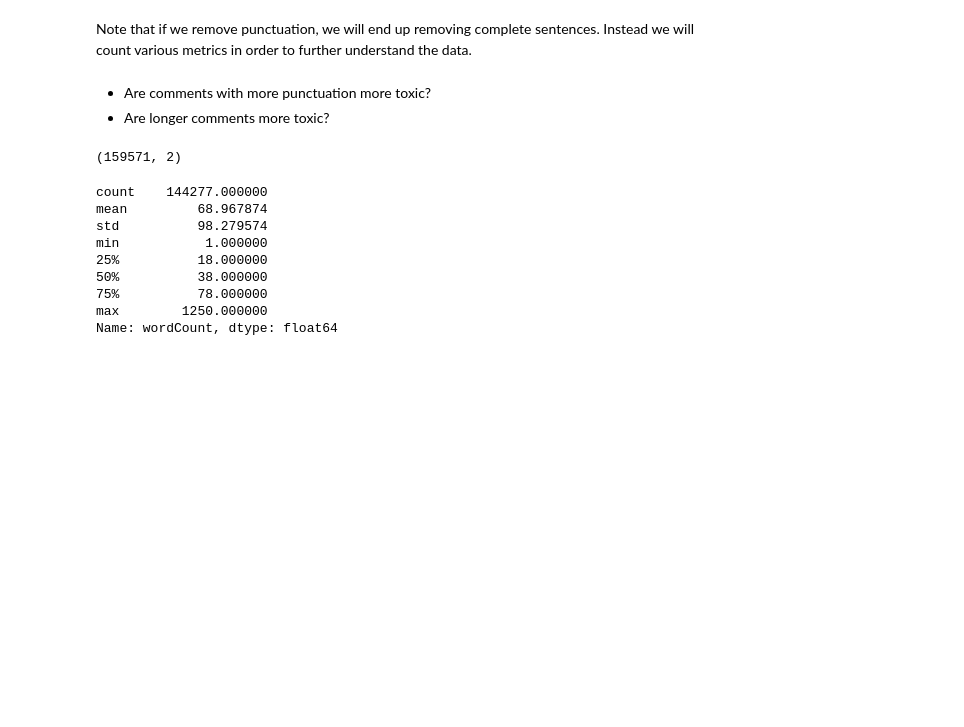
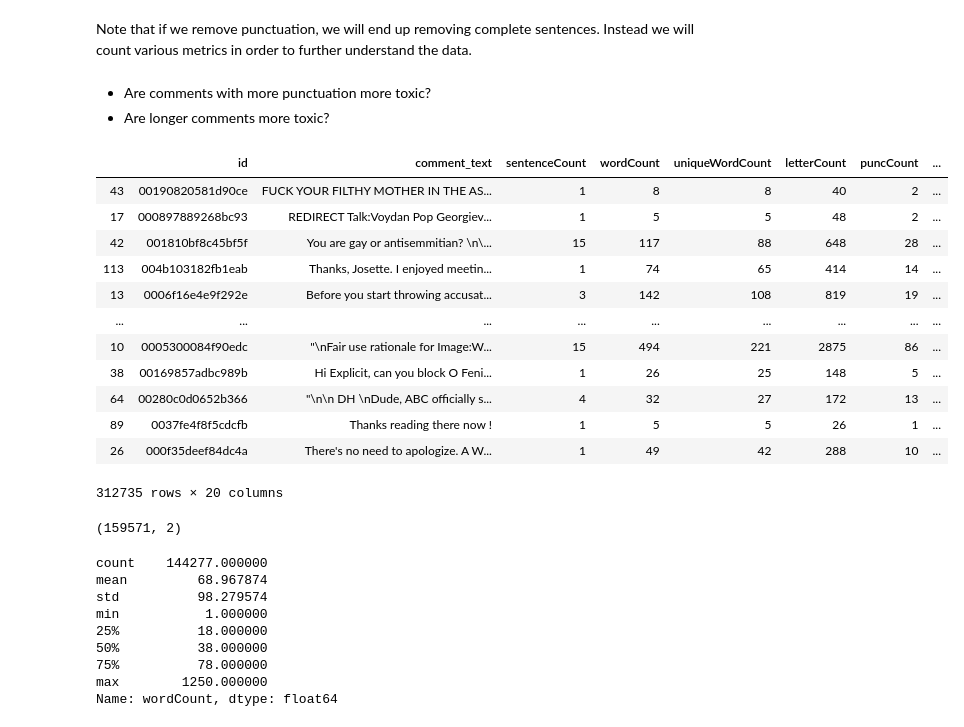
Before and after one commit to HYPERTONE/Analytics, a Jupyter notebook: Toxic Comments NLP/Toxic Comments.ipynb, the cells around one changed output. Saved outputs shown, nothing was run; the diff lists cells and outputs as text; code cells hidden in the pictures; blank space fills up the shorter version.

```diff
--- a/Toxic Comments NLP/Toxic Comments.ipynb
+++ b/Toxic Comments NLP/Toxic Comments.ipynb
@@ -8,6 +18,6 @@ import string
 # %%
-train = pd.read_csv(r'C:\Users\ninom\Desktop\Toxic Comments\train.csv')
-test = pd.read_csv(r'C:\Users\ninom\Desktop\Toxic Comments\test.csv')
+train = pd.read_csv(r'C:\Users\Nino\Desktop\Toxic Comments\train.csv')
+test = pd.read_csv(r'C:\Users\Nino\Desktop\Toxic Comments\test.csv')
 # sub = pd.read_csv(r'C:\Users\Nino\Desktop\Toxic Comments\sample_submission.csv')
 # %%
 train.head()
@@ -326,7 +314,21 @@ trainFeatures = pd.concat([trainFeatures, trainTags], axis=1)
 - Are comments with more punctuation more toxic?
 - Are longer comments more toxic?
 # %%
-trainFeatures.loc[df['wordCount']
+trainFeatures.loc[df['wordCount']]
+# %% [output]
+|  | id | comment_text | sentenceCount | wordCount | uniqueWordCount | letterCount | puncCount | ... |
+| 43 | 00190820581d90ce | FUCK YOUR FILTHY MOTHER IN THE AS... | 1 | 8 | 8 | 40 | 2 | ... |
+| 17 | 000897889268bc93 | REDIRECT Talk:Voydan Pop Georgiev... | 1 | 5 | 5 | 48 | 2 | ... |
+| 42 | 001810bf8c45bf5f | You are gay or antisemmitian? \n\... | 15 | 117 | 88 | 648 | 28 | ... |
+| 113 | 004b103182fb1eab | Thanks, Josette. I enjoyed meetin... | 1 | 74 | 65 | 414 | 14 | ... |
+| 13 | 0006f16e4e9f292e | Before you start throwing accusat... | 3 | 142 | 108 | 819 | 19 | ... |
+| ... | ... | ... | ... | ... | ... | ... | ... | ... |
+| 10 | 0005300084f90edc | "\nFair use rationale for Image:W... | 15 | 494 | 221 | 2875 | 86 | ... |
+| 38 | 00169857adbc989b | Hi Explicit, can you block O Feni... | 1 | 26 | 25 | 148 | 5 | ... |
+| 64 | 00280c0d0652b366 | "\n\n DH \nDude, ABC officially s... | 4 | 32 | 27 | 172 | 13 | ... |
+| 89 | 0037fe4f8f5cdcfb | Thanks reading there now ! | 1 | 5 | 5 | 26 | 1 | ... |
+| 26 | 000f35deef84dc4a | There's no need to apologize. A W... | 1 | 49 | 42 | 288 | 10 | ... |
+312735 rows × 20 columns
 # %%
 trainFeatures[['wordCount', 'toxic']].sort_values(by='wordCount', ascending=False).shape
 # %% [output]
```
Also changed, not shown: parts of 17 cells of this notebook.
